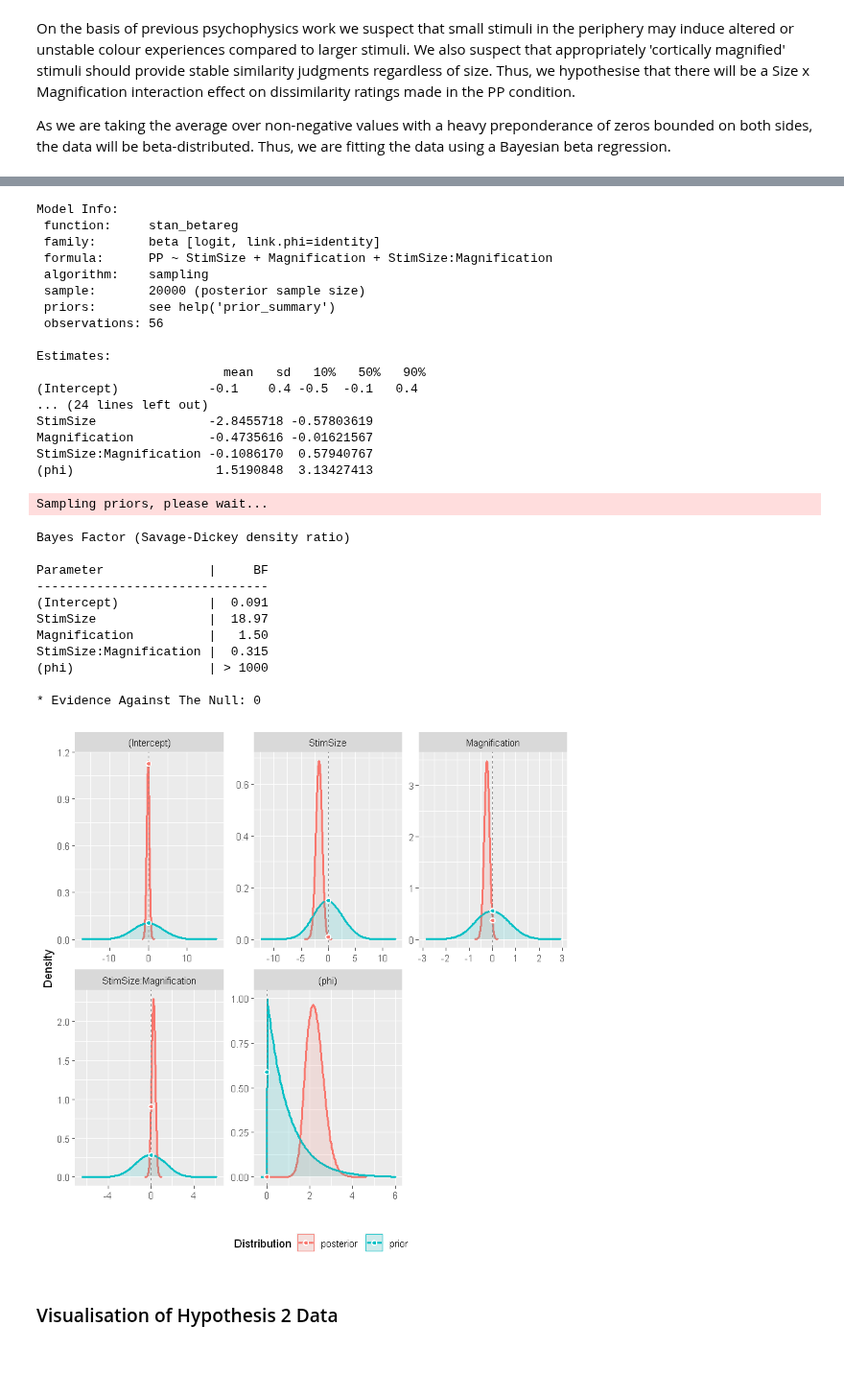
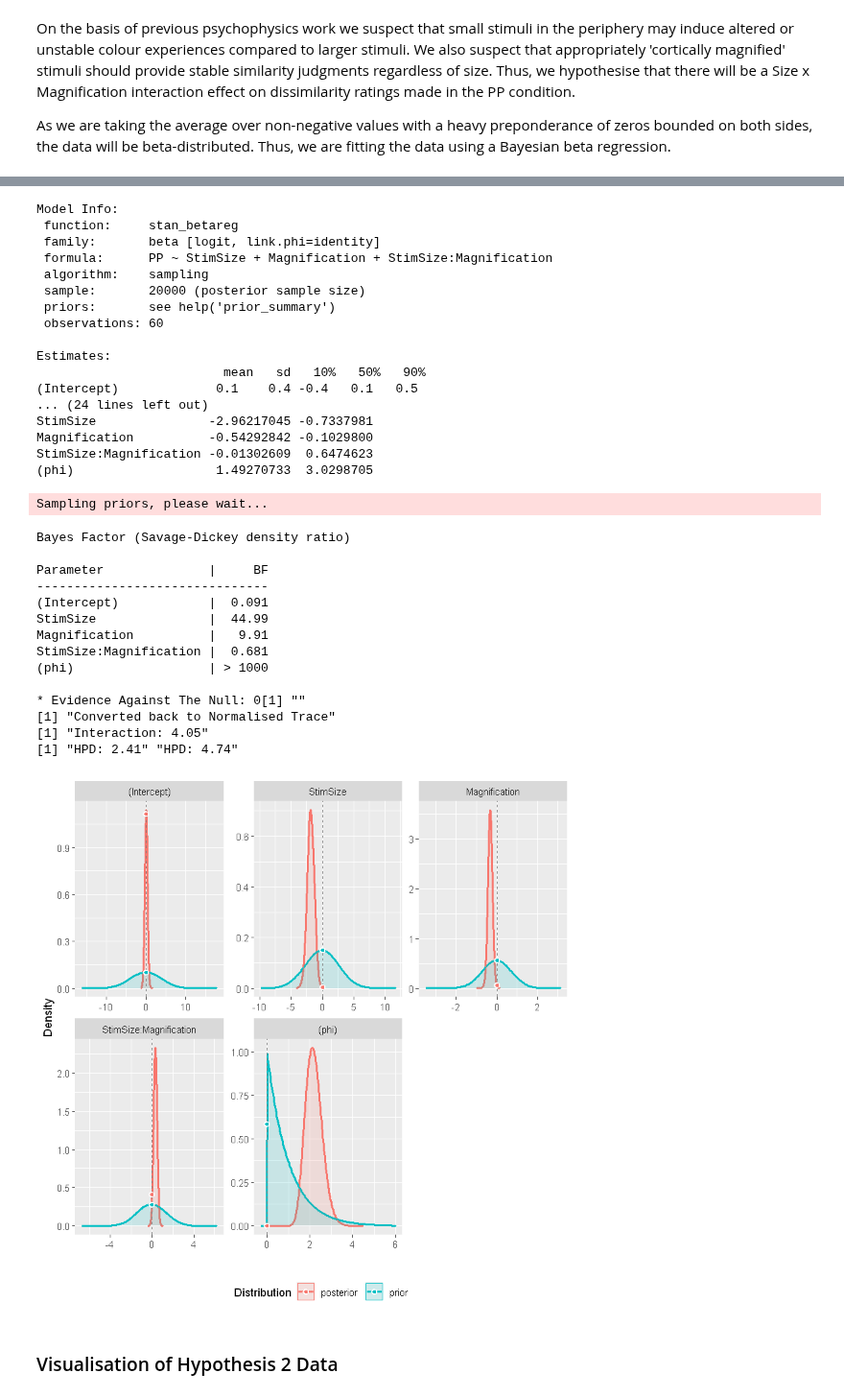
Before and after one commit to ArielZJ/Precision-Phenomenology-Data-Analysis, a Jupyter notebook: Fovea vs. Periphery Color Similarity Pilot Analysis - 2stim Analysis.ipynb, the cells around one changed output, grey strips where cells are left out. Shown at 96% size. Saved outputs shown, nothing was run; the diff lists cells and outputs as text; code cells hidden in the pictures; blank space fills up the shorter version.

```diff
--- a/Fovea vs. Periphery Color Similarity Pilot Analysis - 2stim Analysis.ipynb
+++ b/Fovea vs. Periphery Color Similarity Pilot Analysis - 2stim Analysis.ipynb
@@ -23,7 +23,7 @@ min.DSR = 0
 # %%
 trace_cutoff = 2 # mean dissimilarity for physically identical colours must be below this
 antitrace_cutoff = 3.5 # mean dissimilarity accepted for maximally physically different colours must be above this
-rt_cutoff = 500 # mean reaction times must be above this
+rt_cutoff = 0 # mean reaction times must be above this
 score_cutoff=0.7
 # %%
 exclude_noncompliant = FALSE
@@ -1483,7 +1479,8 @@ h1a <- function(data,summary=FALSE){
     model.test <- stan_betareg(
                 formula = data ~ 1,
                 data = df,
-                iter=10000 # helps to stabilise the estimates
+                iter=10000, # helps to stabilise the estimates
+                refresh=0
                 )
 
     if(summary){
@@ -1491,10 +1488,24 @@ h1a <- function(data,summary=FALSE){
     }else{
            print(model.test)
     }
-    print(posterior_interval(model.test, prob = 0.95))
+    HPD <- posterior_interval(model.test, prob = 0.95)
+    print(HPD)
     BF <- bayesfactor_parameters(model.test)
     print(BF)
     print(plot(BF, show_intercept=TRUE))
+
+    # Converted back to normalised trace
+    print("")
+    print("Converted back to Normalised Trace")
+    intercept <- model.test[[1]][1]
+    print(paste('Intercept:',round(undo.logit(intercept,max.DSR),2)))
+    print(paste('HPD:',round(undo.logit(HPD[1,],max.DSR),2)))
+    return(model.test)
 }
+# %%
+# convert logistic intercept values back to human-intelligible numbers
+undo.logit <- function(x,max){
+    return(inv.logit(x)*max)
+}
 # %%
 # test CC
@@ -1615,9 +1654,19 @@ h1b <- function(data,summary=FALSE){
     }else{
            print(model.test)
     }
-    print(posterior_interval(model.test, prob = 0.95))
+    HPD <- posterior_interval(model.test, prob = 0.95)
+    print(HPD)
     BF <- bayesfactor_parameters(model.test)
     print(BF)
     print(plot(BF, show_intercept=TRUE))
+
+    # Converted back to normalised trace
+    print("")
+    print("Converted back to Normalised Trace")
+    interaction <- model.test[[1]][4]
+    print(paste('Interaction:',round(undo.logit(interaction,max.DSR),2)))
+    print(paste('HPD:',round(undo.logit(HPD[1,],max.DSR),2)))
+
+    return(model.test)
 }
 # %%
@@ -1656,37 +1675,40 @@ StimSize:Magnification | 105.56
 # %%
 # test all the data
-h1b(trace.df,summary=TRUE)
+h1b.model <- h1b(trace.df,summary=TRUE)
 # %% [output]
 Model Info:
  function:     stan_betareg
  family:       beta [logit, link.phi=identity]
  formula:      PP ~ StimSize + Magnification + StimSize:Magnification
  algorithm:    sampling
  sample:       20000 (posterior sample size)
  priors:       see help('prior_summary')
- observations: 56
+ observations: 60
 
 Estimates:
                          mean   sd   10%   50%   90%
-(Intercept)            -0.1    0.4 -0.5  -0.1   0.4
+(Intercept)             0.1    0.4 -0.4   0.1   0.5
 ... (24 lines left out)
-StimSize               -2.8455718 -0.57803619
-Magnification          -0.4735616 -0.01621567
-StimSize:Magnification -0.1086170  0.57940767
-(phi)                   1.5190848  3.13427413
+StimSize               -2.96217045 -0.7337981
+Magnification          -0.54292842 -0.1029800
+StimSize:Magnification -0.01302609  0.6474623
+(phi)                   1.49270733  3.0298705
 Sampling priors, please wait...
 Bayes Factor (Savage-Dickey density ratio)
 
 Parameter              |     BF
 -------------------------------
 (Intercept)            |  0.091
-StimSize               |  18.97
-Magnification          |   1.50
-StimSize:Magnification |  0.315
+StimSize               |  44.99
+Magnification          |   9.91
+StimSize:Magnification |  0.681
 (phi)                  | > 1000
 
-* Evidence Against The Null: 0
+* Evidence Against The Null: 0[1] ""
+[1] "Converted back to Normalised Trace"
+[1] "Interaction: 4.05"
+[1] "HPD: 2.41" "HPD: 4.74"
-[figure, old version]
+[figure, new version]
 # %% [markdown]
 ### Visualisation of Hypothesis 2 Data
 # %% [markdown]
```
Also changed, not shown: parts of 27 cells of this notebook, 3 other files.
